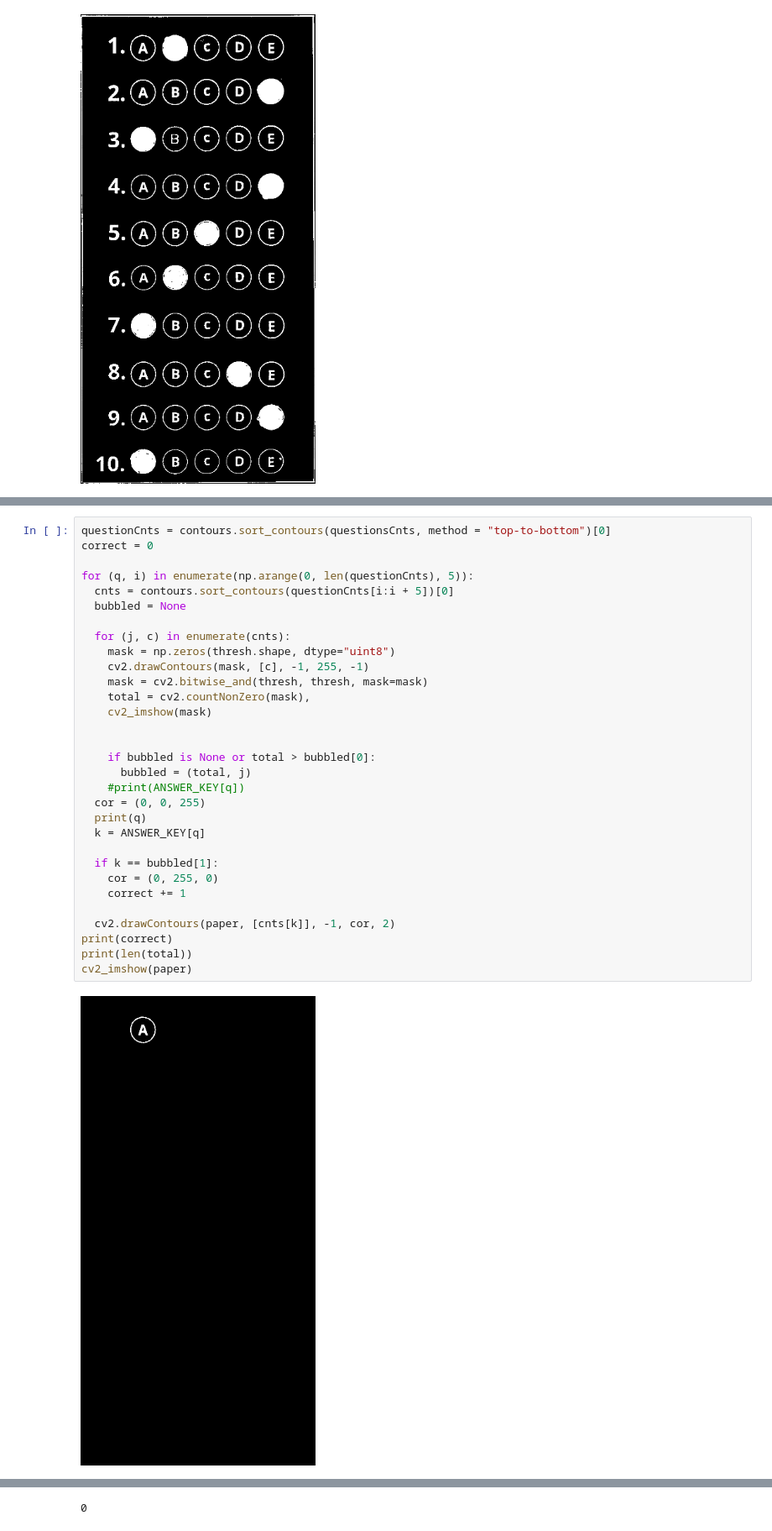
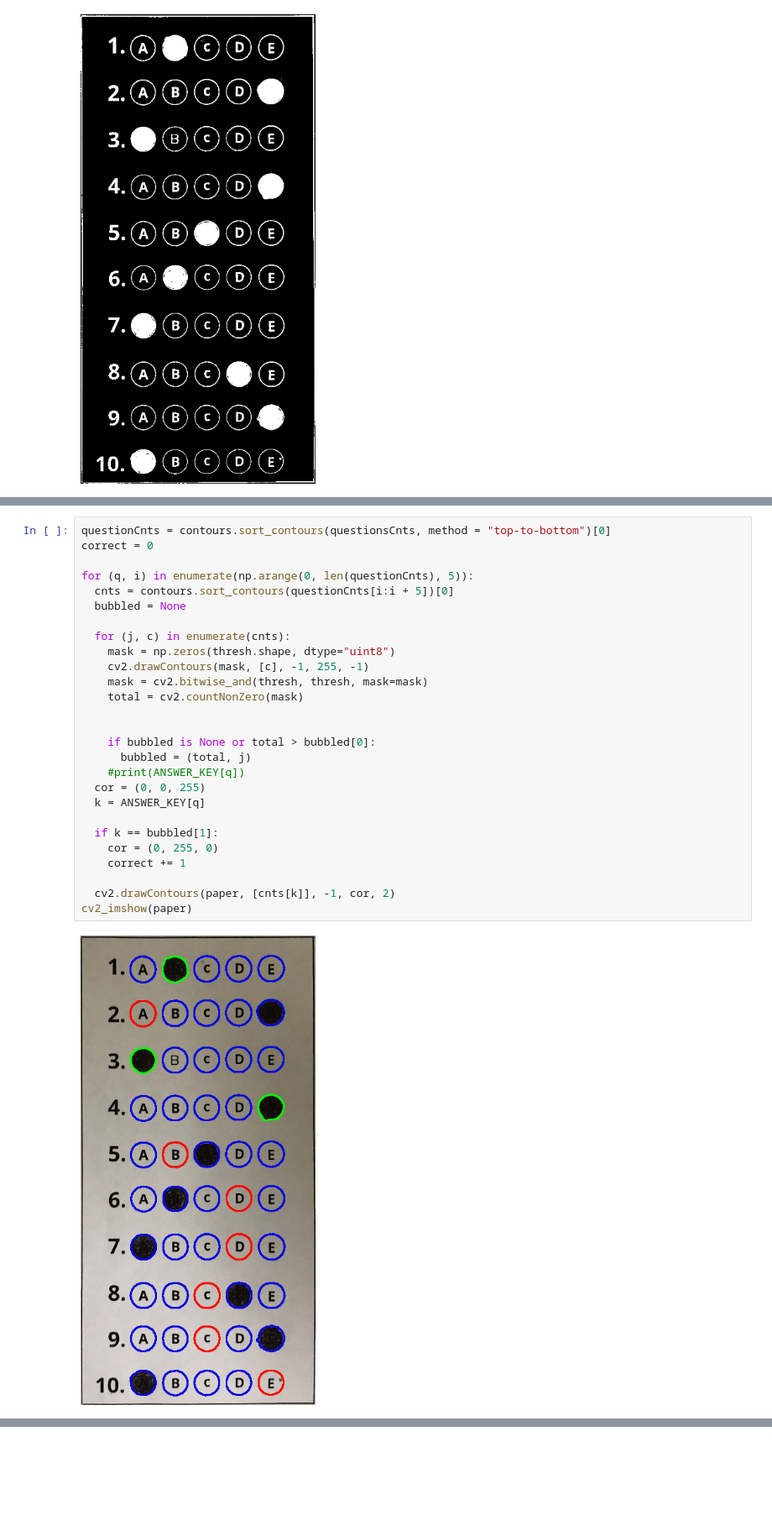
Before and after one commit to GambimL/visao-computacional-provas, a Jupyter notebook: arquivo_de_teste.ipynb, the cells around one changed output, grey strips where cells are left out. Shown at 84% size. Cells and saved outputs as stored; diff of their text form; blank space fills up the shorter version.

```diff
--- a/arquivo_de_teste.ipynb
+++ b/arquivo_de_teste.ipynb
@@ -87,33 +86,29 @@ cv2_imshow(paper)
 # %%
 questionCnts = contours.sort_contours(questionsCnts, method = "top-to-bottom")[0]
 correct = 0
 
 for (q, i) in enumerate(np.arange(0, len(questionCnts), 5)):
   cnts = contours.sort_contours(questionCnts[i:i + 5])[0]
   bubbled = None
 
   for (j, c) in enumerate(cnts):
     mask = np.zeros(thresh.shape, dtype="uint8")
     cv2.drawContours(mask, [c], -1, 255, -1)
     mask = cv2.bitwise_and(thresh, thresh, mask=mask)
-    total = cv2.countNonZero(mask),
-    cv2_imshow(mask)
+    total = cv2.countNonZero(mask)
 
 
     if bubbled is None or total > bubbled[0]:
       bubbled = (total, j)
     #print(ANSWER_KEY[q])
   cor = (0, 0, 255)
-  print(q)
   k = ANSWER_KEY[q]
 
   if k == bubbled[1]:
     cor = (0, 255, 0)
     correct += 1
 
   cv2.drawContours(paper, [cnts[k]], -1, cor, 2)
-print(correct)
-print(len(total))
 cv2_imshow(paper)
 # %% [output]
-[figure, old version]
+[figure, new version]
@@ -124 +114,0 @@ cv2_imshow(paper)
-0
```
Also changed, not shown: parts of 4 cells of this notebook.
